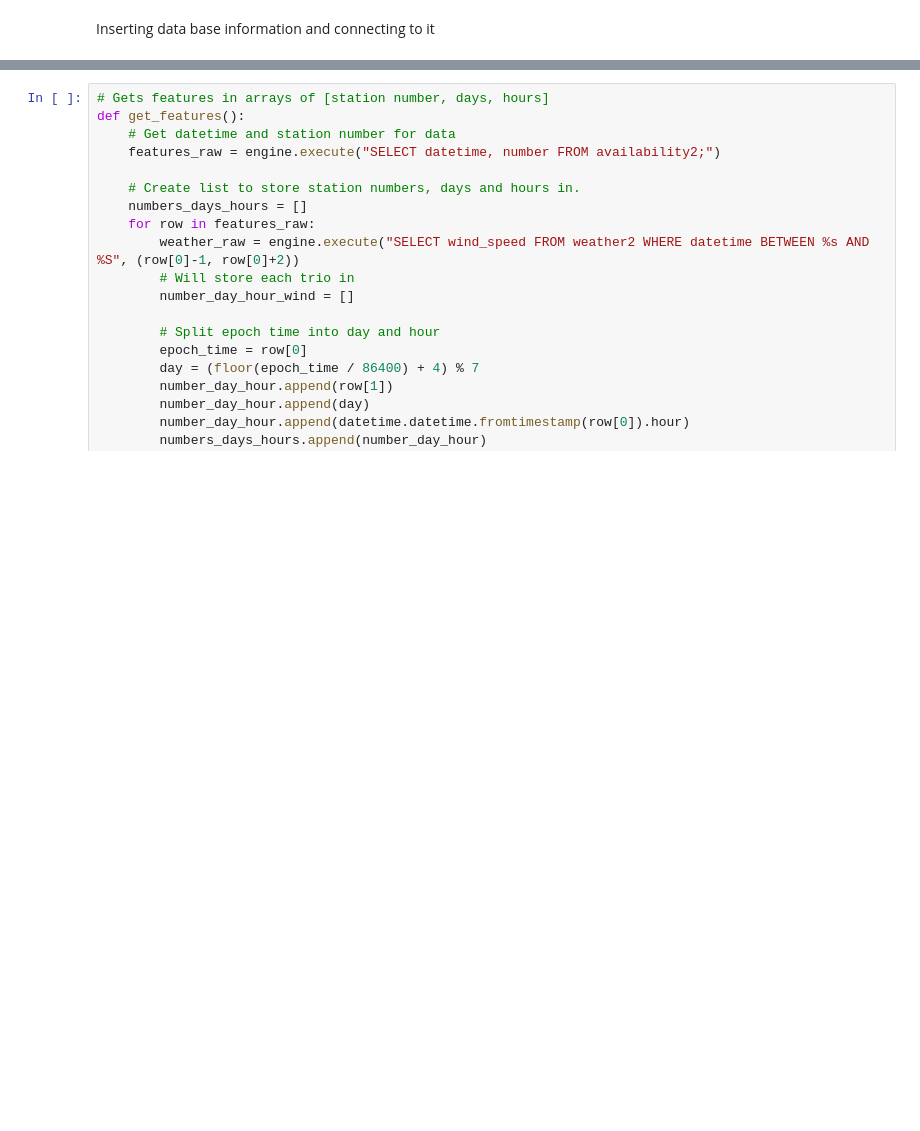
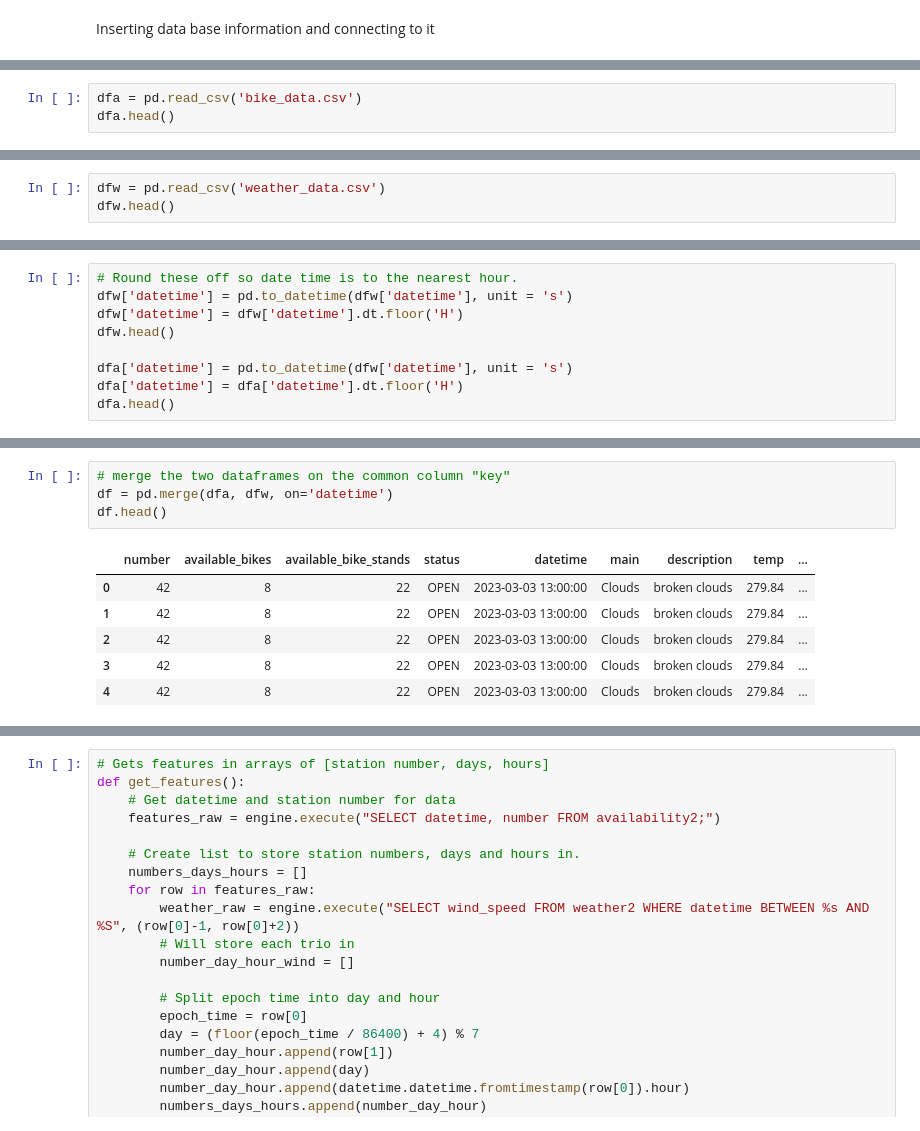
Before and after one commit to JosephTummon/DublinBike, a Jupyter notebook: MLModel/MLModel.ipynb, the cells around one changed output, grey strips where cells are left out. Saved outputs shown, nothing was run; the diff lists cells and outputs as text; blank space fills up the shorter version.

```diff
--- a/MLModel/MLModel.ipynb
+++ b/MLModel/MLModel.ipynb
@@ -24,0 +53,3 @@ Want to get features to compare in train_test split, I will use datetime to try
+# %%
+dfa = pd.read_csv('bike_data.csv')
+dfa.head()
@@ -24,0 +85,3 @@ Want to get features to compare in train_test split, I will use datetime to try
+# %%
+dfw = pd.read_csv('weather_data.csv')
+dfw.head()
@@ -24,0 +95,9 @@ Want to get features to compare in train_test split, I will use datetime to try
+# %%
+# Round these off so date time is to the nearest hour.
+dfw['datetime'] = pd.to_datetime(dfw['datetime'], unit = 's')
+dfw['datetime'] = dfw['datetime'].dt.floor('H')
+dfw.head()
+
+dfa['datetime'] = pd.to_datetime(dfw['datetime'], unit = 's')
+dfa['datetime'] = dfa['datetime'].dt.floor('H')
+dfa.head()
@@ -24,0 +111,11 @@ Want to get features to compare in train_test split, I will use datetime to try
+# %%
+# merge the two dataframes on the common column "key"
+df = pd.merge(dfa, dfw, on='datetime')
+df.head()
+# %% [output]
+|  | number | available_bikes | available_bike_stands | status | datetime | main | description | temp | ... |
+| 0 | 42 | 8 | 22 | OPEN | 2023-03-03 13:00:00 | Clouds | broken clouds | 279.84 | ... |
+| 1 | 42 | 8 | 22 | OPEN | 2023-03-03 13:00:00 | Clouds | broken clouds | 279.84 | ... |
+| 2 | 42 | 8 | 22 | OPEN | 2023-03-03 13:00:00 | Clouds | broken clouds | 279.84 | ... |
+| 3 | 42 | 8 | 22 | OPEN | 2023-03-03 13:00:00 | Clouds | broken clouds | 279.84 | ... |
+| 4 | 42 | 8 | 22 | OPEN | 2023-03-03 13:00:00 | Clouds | broken clouds | 279.84 | ... |
```
Also changed, not shown: parts of 27 cells of this notebook, 3 other files.
